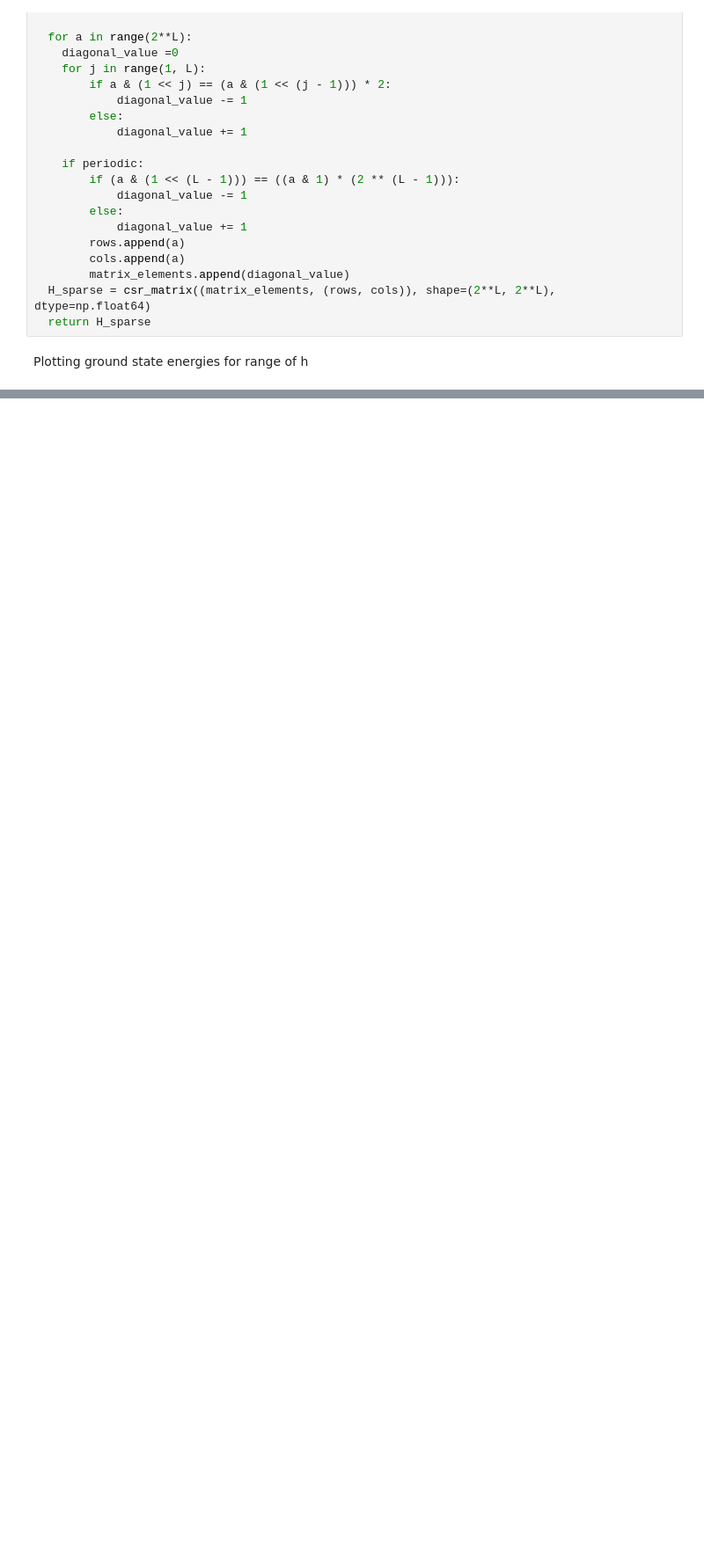
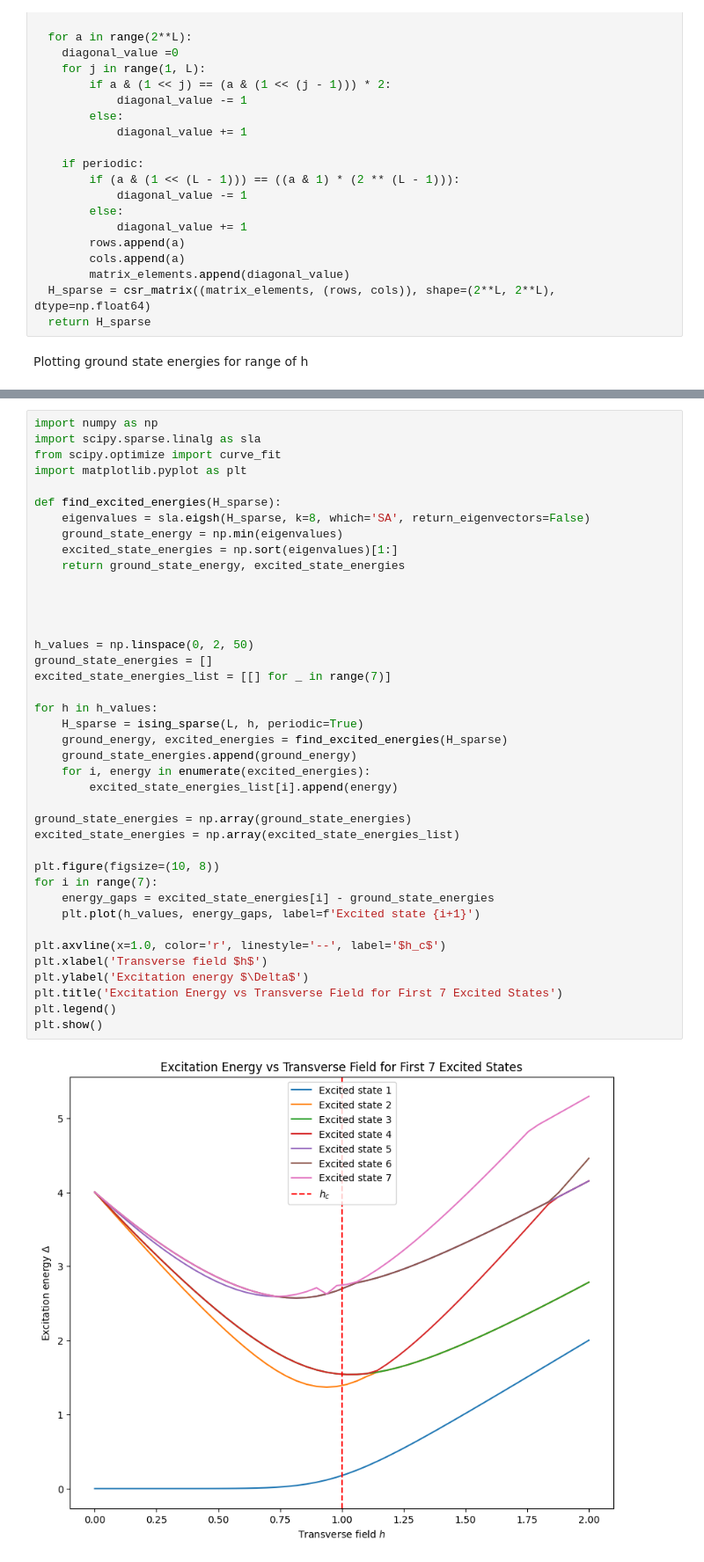
Before and after one commit to ConstantinCed/github1s, a Jupyter notebook: Assignement_1_121c.ipynb, the cells around one changed output, grey strips where cells are left out. Shown at 88% size. Cells and saved outputs as stored; diff of their text form; blank space fills up the shorter version.

```diff
--- a/Assignement_1_121c.ipynb
+++ b/Assignement_1_121c.ipynb
@@ -115,0 +175,42 @@ plt.show()
+# %%
+import numpy as np
+import scipy.sparse.linalg as sla
+from scipy.optimize import curve_fit
+import matplotlib.pyplot as plt
+
+def find_excited_energies(H_sparse):
+    eigenvalues = sla.eigsh(H_sparse, k=8, which='SA', return_eigenvectors=False)
+    ground_state_energy = np.min(eigenvalues)
+    excited_state_energies = np.sort(eigenvalues)[1:]
+    return ground_state_energy, excited_state_energies
+
+
+
+
+h_values = np.linspace(0, 2, 50)
+ground_state_energies = []
+excited_state_energies_list = [[] for _ in range(7)]
+
+for h in h_values:
+    H_sparse = ising_sparse(L, h, periodic=True)
+    ground_energy, excited_energies = find_excited_energies(H_sparse)
+    ground_state_energies.append(ground_energy)
+    for i, energy in enumerate(excited_energies):
+        excited_state_energies_list[i].append(energy)
+
+ground_state_energies = np.array(ground_state_energies)
+excited_state_energies = np.array(excited_state_energies_list)
+
+plt.figure(figsize=(10, 8))
+for i in range(7):
+    energy_gaps = excited_state_energies[i] - ground_state_energies
+    plt.plot(h_values, energy_gaps, label=f'Excited state {i+1}')
+
+plt.axvline(x=1.0, color='r', linestyle='--', label='$h_c$')
+plt.xlabel('Transverse field $h$')
+plt.ylabel('Excitation energy $\Delta$')
+plt.title('Excitation Energy vs Transverse Field for First 7 Excited States')
+plt.legend()
+plt.show()
+# %% [output]
+[figure, added]
```
Also changed, not shown: parts of 11 cells of this notebook.
